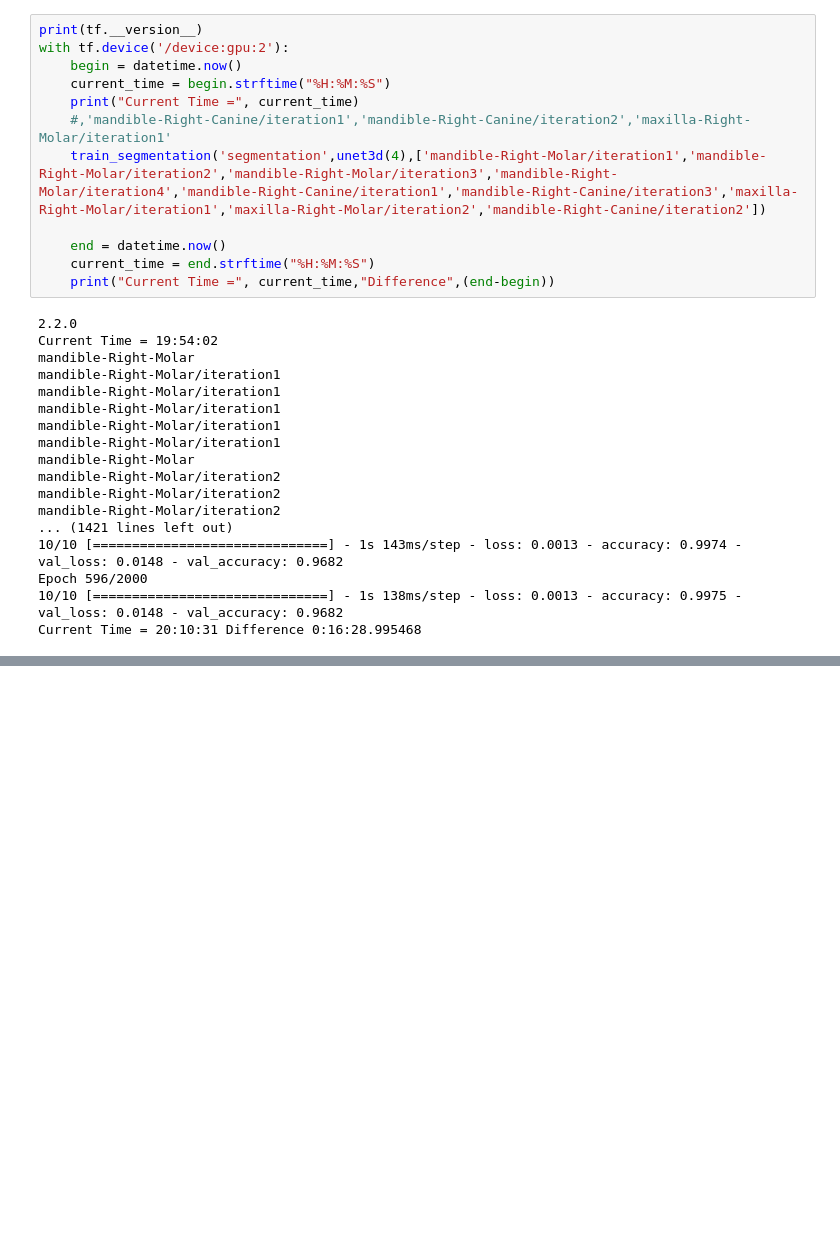
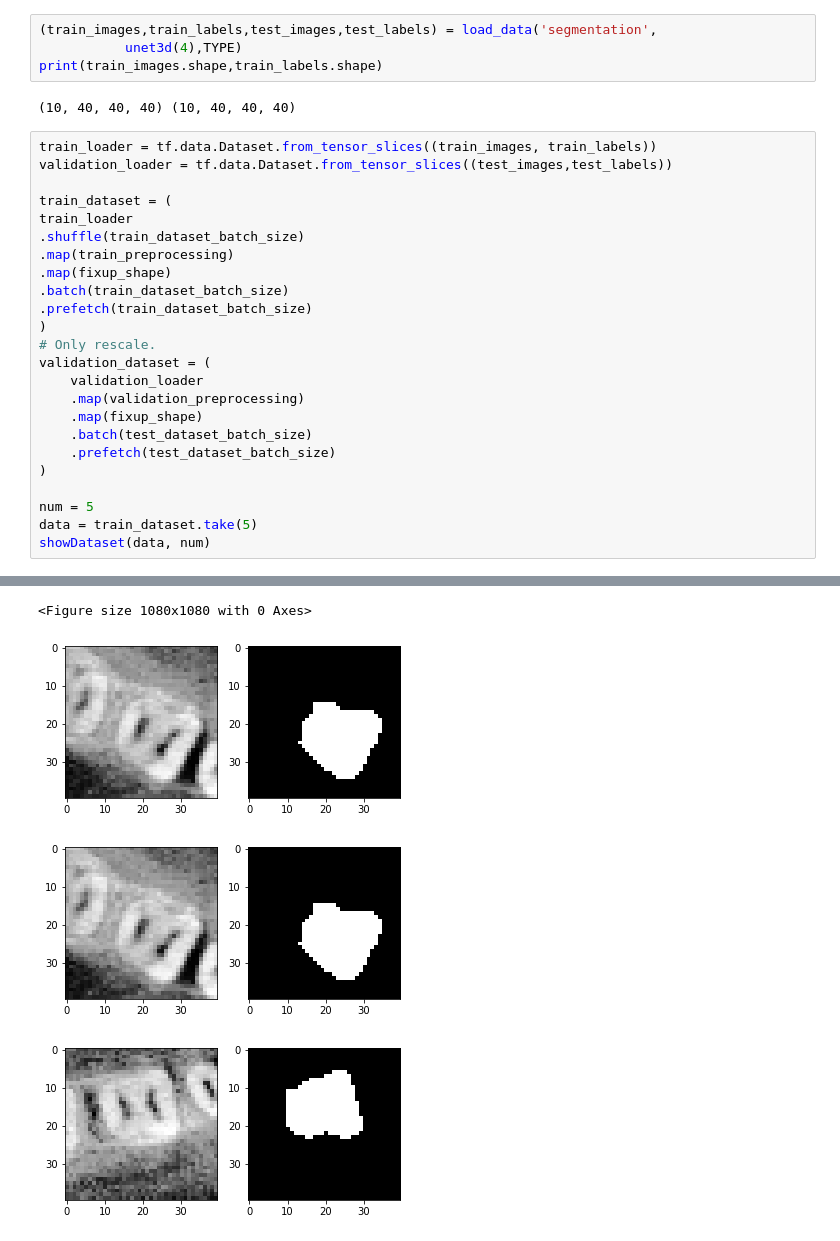
Before and after one commit to charuu/msc-tooth-segmentation, a Jupyter notebook: 02_Volume-Segmentation-with-3DUNET_training.ipynb, the cells around one changed output, grey strips where cells are left out. Cells and saved outputs as stored; diff of their text form; blank space fills up the shorter version.

```diff
--- a/02_Volume-Segmentation-with-3DUNET_training.ipynb
+++ b/02_Volume-Segmentation-with-3DUNET_training.ipynb
@@ -51,30 +40,31 @@ physical_device_desc: "device: 2, name: GeForce GTX 1080 Ti, pci bus id: 0000:83
-# %%
-print(tf.__version__)
-with tf.device('/device:gpu:2'):
-    begin = datetime.now()
-    current_time = begin.strftime("%H:%M:%S")
-    print("Current Time =", current_time)
-    #,'mandible-Right-Canine/iteration1','mandible-Right-Canine/iteration2','maxilla-Right-Molar/iteration1'
-    train_segmentation('segmentation',unet3d(4),['mandible-Right-Molar/iteration1','mandible-Right-Molar/iteration2','mandible-Right-Molar/iteration3','mandible-Right-Molar/iteration4','mandible-Right-Canine/iteration1','mandible-Right-Canine/iteration3','maxilla-Right-Molar/iteration1','maxilla-Right-Molar/iteration2','mandible-Right-Canine/iteration2'])
-
-    end = datetime.now()
-    current_time = end.strftime("%H:%M:%S")
-    print("Current Time =", current_time,"Difference",(end-begin))
-# %% [output]
-2.2.0
-Current Time = 19:54:02
-mandible-Right-Molar
-mandible-Right-Molar/iteration1
-mandible-Right-Molar/iteration1
-mandible-Right-Molar/iteration1
-mandible-Right-Molar/iteration1
-mandible-Right-Molar/iteration1
-mandible-Right-Molar
-mandible-Right-Molar/iteration2
-mandible-Right-Molar/iteration2
-mandible-Right-Molar/iteration2
-... (1421 lines left out)
-10/10 [==============================] - 1s 143ms/step - loss: 0.0013 - accuracy: 0.9974 - val_loss: 0.0148 - val_accuracy: 0.9682
-Epoch 596/2000
-10/10 [==============================] - 1s 138ms/step - loss: 0.0013 - accuracy: 0.9975 - val_loss: 0.0148 - val_accuracy: 0.9682
-Current Time = 20:10:31 Difference 0:16:28.995468
+# %%
+(train_images,train_labels,test_images,test_labels) = load_data('segmentation',
+           unet3d(4),TYPE)
+print(train_images.shape,train_labels.shape)
+# %% [output]
+(10, 40, 40, 40) (10, 40, 40, 40)
+# %%
+train_loader = tf.data.Dataset.from_tensor_slices((train_images, train_labels))
+validation_loader = tf.data.Dataset.from_tensor_slices((test_images,test_labels))
+
+train_dataset = (
+train_loader
+.shuffle(train_dataset_batch_size)
+.map(train_preprocessing)
+.map(fixup_shape)
+.batch(train_dataset_batch_size)
+.prefetch(train_dataset_batch_size)
+)
+# Only rescale.
+validation_dataset = (
+    validation_loader
+    .map(validation_preprocessing)
+    .map(fixup_shape)
+    .batch(test_dataset_batch_size)
+    .prefetch(test_dataset_batch_size)
+)
+
+num = 5
+data = train_dataset.take(5)
+showDataset(data, num)
+# %% [output]
@@ -80,0 +88,4 @@ Current Time = 20:10:31 Difference 0:16:28.995468
+<Figure size 1080x1080 with 0 Axes>
+[figure, added]
+[figure, added]
+[figure, added]
```
Also changed, not shown: parts of 7 cells of this notebook, 1 other file.
